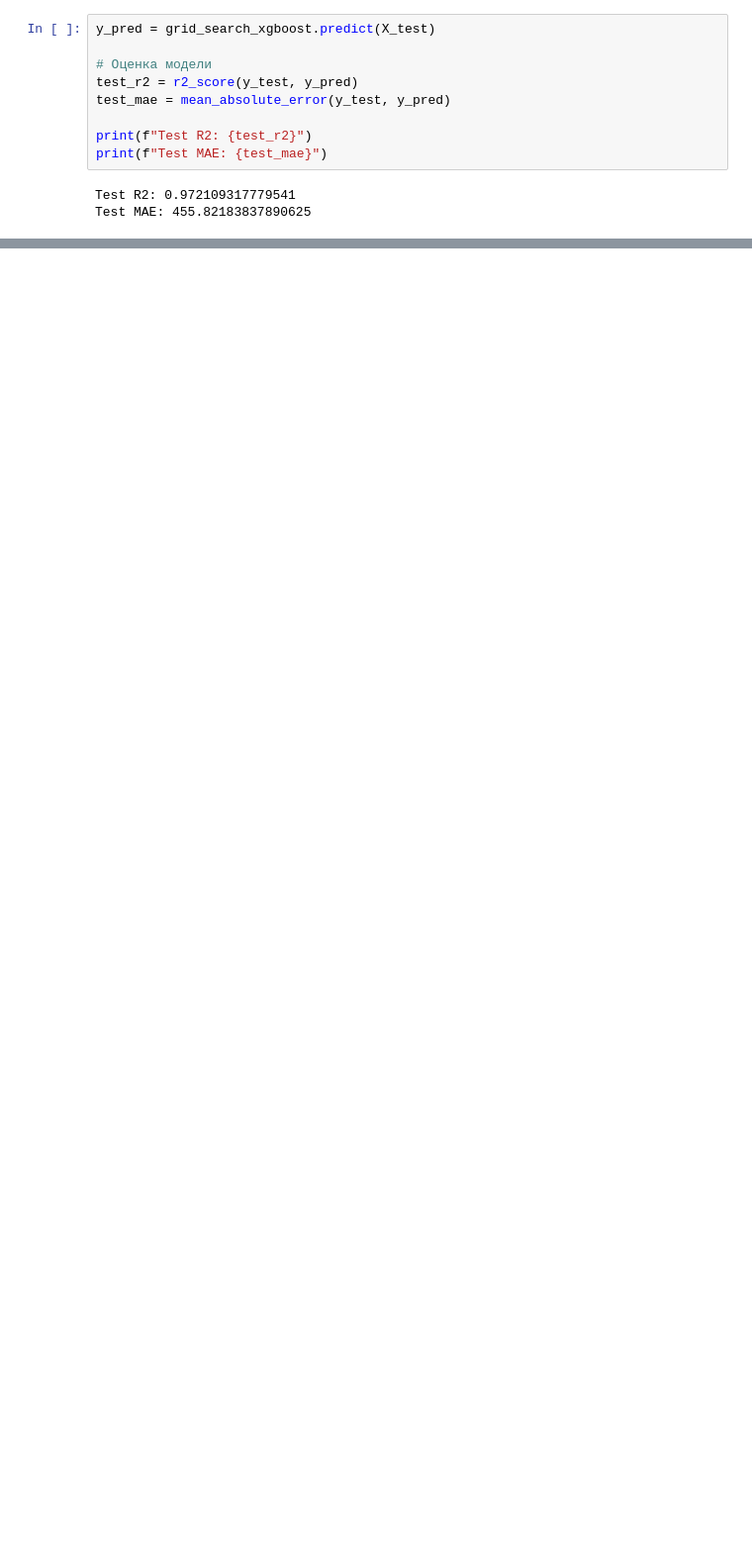
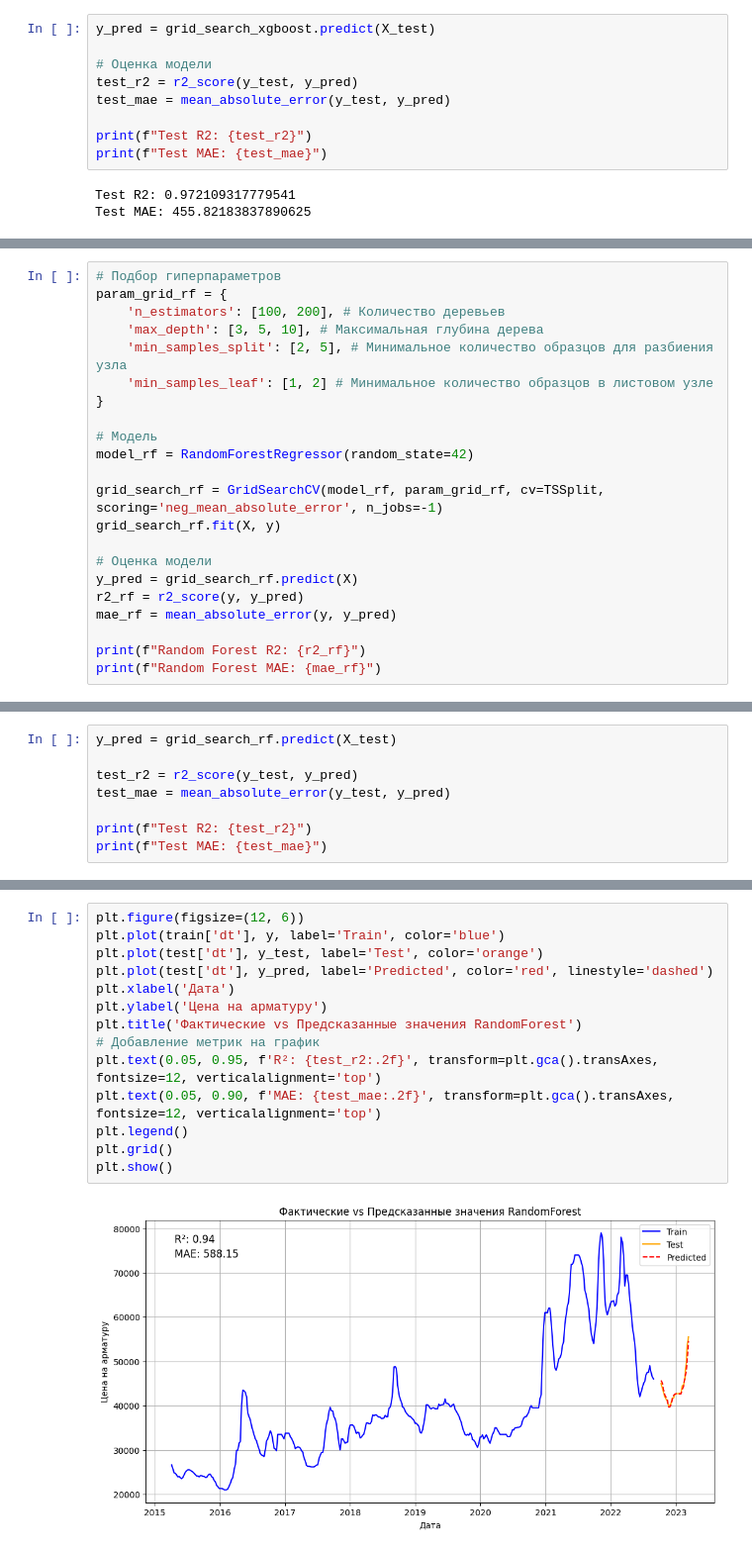
Before and after one commit to pogodaa/tretiy_intensiv, a Jupyter notebook: main.ipynb, the cells around one changed output, grey strips where cells are left out. Shown at 99% size. Saved outputs shown, nothing was run; the diff lists cells and outputs as text; blank space fills up the shorter version.

Commit message:
done_obuch_3_models
modeli obycheni (3)

```diff
--- a/main.ipynb
+++ b/main.ipynb
@@ -311,0 +321,22 @@ plt.show()
+# %%
+# Подбор гиперпараметров
+param_grid_rf = {
+    'n_estimators': [100, 200], # Количество деревьев
+    'max_depth': [3, 5, 10], # Максимальная глубина дерева
+    'min_samples_split': [2, 5], # Минимальное количество образцов для разбиения узла
+    'min_samples_leaf': [1, 2] # Минимальное количество образцов в листовом узле
+}
+
+# Модель
+model_rf = RandomForestRegressor(random_state=42)
+
+grid_search_rf = GridSearchCV(model_rf, param_grid_rf, cv=TSSplit, scoring='neg_mean_absolute_error', n_jobs=-1)
+grid_search_rf.fit(X, y)
+
+# Оценка модели
+y_pred = grid_search_rf.predict(X)
+r2_rf = r2_score(y, y_pred)
+mae_rf = mean_absolute_error(y, y_pred)
+
+print(f"Random Forest R2: {r2_rf}")
+print(f"Random Forest MAE: {mae_rf}")
@@ -311,0 +346,8 @@ plt.show()
+# %%
+y_pred = grid_search_rf.predict(X_test)
+
+test_r2 = r2_score(y_test, y_pred)
+test_mae = mean_absolute_error(y_test, y_pred)
+
+print(f"Test R2: {test_r2}")
+print(f"Test MAE: {test_mae}")
@@ -311,0 +357,16 @@ plt.show()
+# %%
+plt.figure(figsize=(12, 6))
+plt.plot(train['dt'], y, label='Train', color='blue')
+plt.plot(test['dt'], y_test, label='Test', color='orange')
+plt.plot(test['dt'], y_pred, label='Predicted', color='red', linestyle='dashed')
+plt.xlabel('Дата')
+plt.ylabel('Цена на арматуру')
+plt.title('Фактические vs Предсказанные значения RandomForest')
+# Добавление метрик на график
+plt.text(0.05, 0.95, f'R²: {test_r2:.2f}', transform=plt.gca().transAxes, fontsize=12, verticalalignment='top')
+plt.text(0.05, 0.90, f'MAE: {test_mae:.2f}', transform=plt.gca().transAxes, fontsize=12, verticalalignment='top')
+plt.legend()
+plt.grid()
+plt.show()
+# %% [output]
+[figure, added]
```
Also changed, not shown: parts of 9 cells of this notebook, 3 other files.
